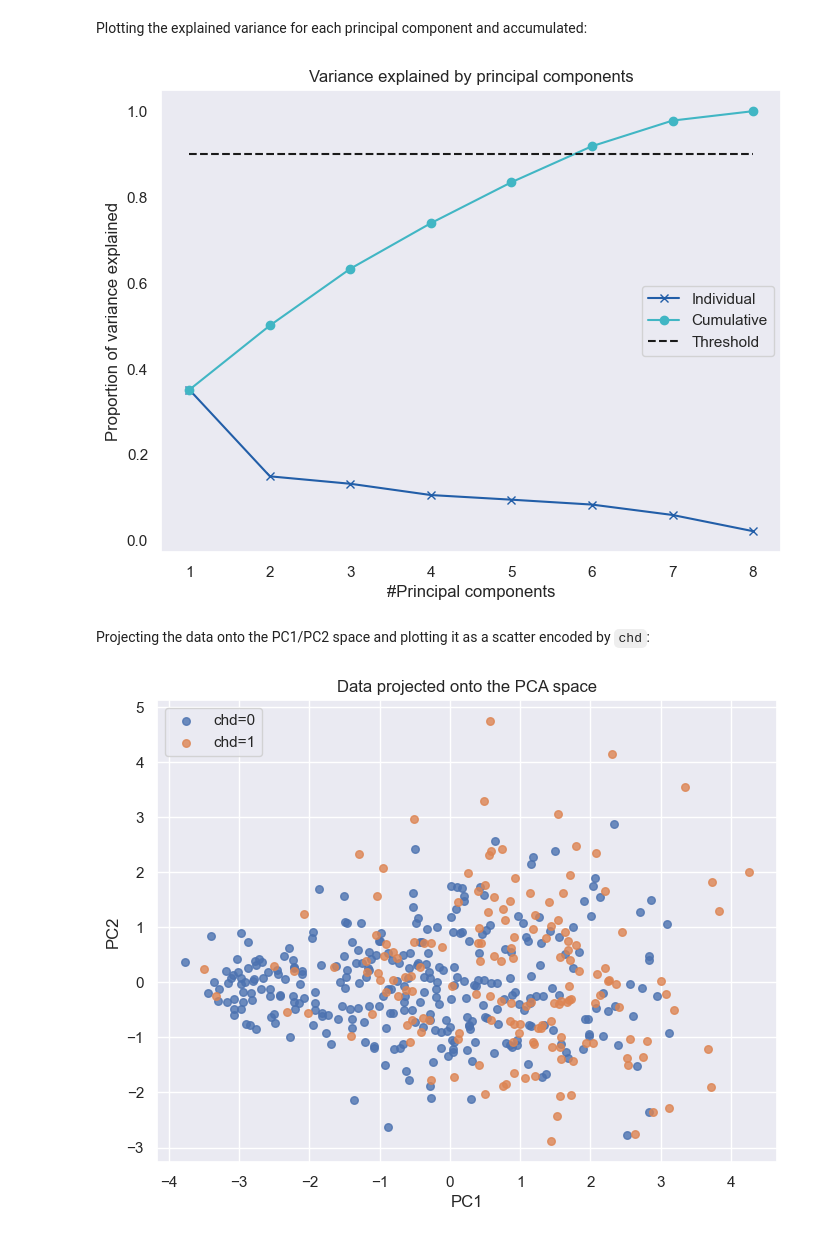
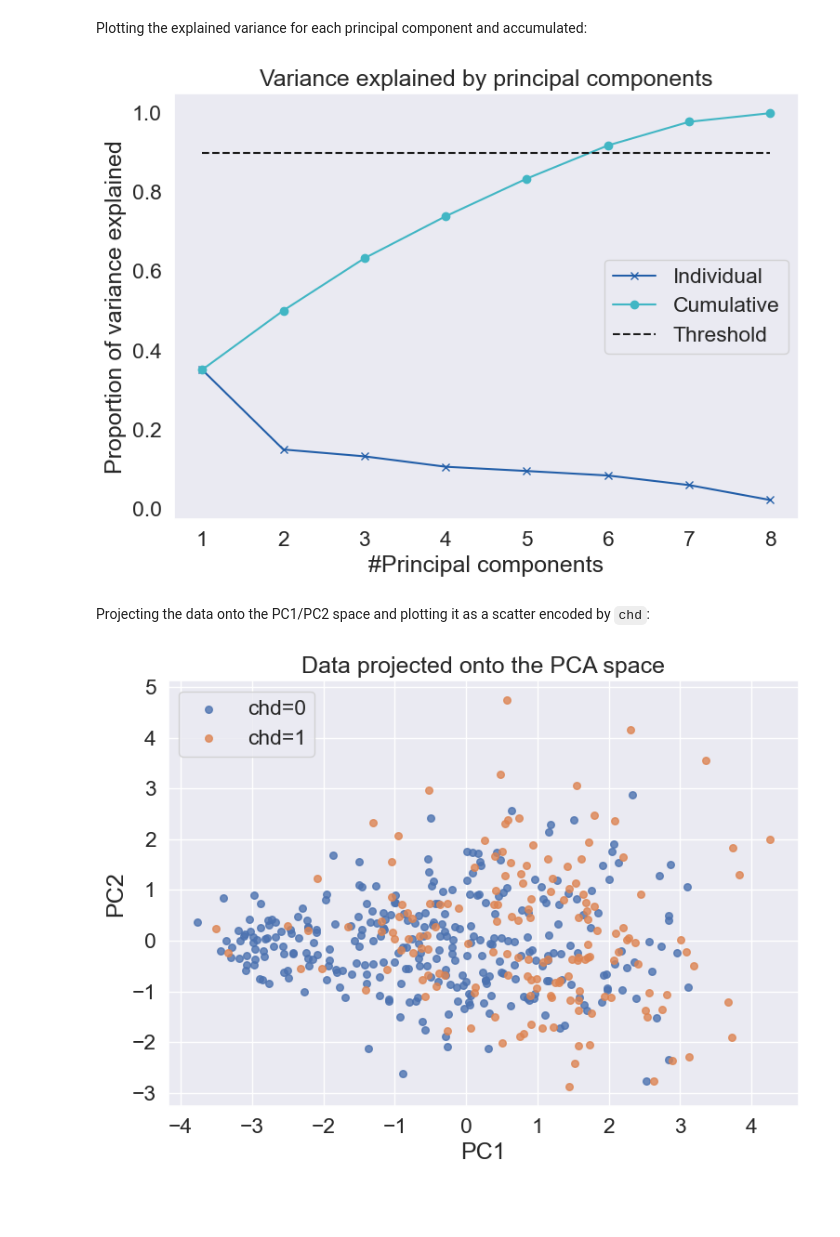
Before and after one commit to krusand/02452-ML-Project, a Jupyter notebook: pca_analysis.ipynb, the cells around one changed output. Saved outputs shown, nothing was run; the diff lists cells and outputs as text; code cells hidden in the pictures; blank space fills up the shorter version.

Commit message:
style: increased font size and added tight_layout

```diff
--- a/pca_analysis.ipynb
+++ b/pca_analysis.ipynb
@@ -15,7 +15,7 @@ from sklearn.decomposition import PCA
 
 # Plotting style
 sns.set_style('darkgrid')
-sns.set_theme(font_scale=1.)
+sns.set_theme(font_scale=1.5)
 # %% [markdown]
 Loading the heart disease dataset and selecting only the continuous variables:
 # %%
@@ -84,26 +82,27 @@ Plotting the explained variance for each principal component and accumulated:
 # %%
 rho = pca.explained_variance_ratio_
 threshold = 0.9
 
 fig = plt.figure(figsize=(8, 6))
 
 # individual proportion of variance explained
 plt.plot(range(1, len(rho) + 1), rho, "x-", color="#225ea8")
 
 # accumulated proportion of variance explained
 plt.plot(range(1, len(rho) + 1), np.cumsum(rho), "o-", color="#41b6c4")
 
 # threshold
 plt.plot([1, len(rho)], [threshold, threshold], "k--")
 
 plt.title("Variance explained by principal components")
 plt.xlabel("#Principal components")
 plt.ylabel("Proportion of variance explained")
 plt.legend(["Individual", "Cumulative", "Threshold"])
 plt.grid()
+plt.tight_layout()
 plt.show()
 # %% [output]
-[figure, old version]
+[figure, new version]
 # %% [markdown]
 Projecting the data onto the PC1/PC2 space and plotting it as a scatter encoded by `chd`:
 # %%
@@ -121,6 +120,7 @@ for chd_val in unique_classes:
 plt.xlabel(f"PC{PC_idxs[0] + 1}")
 plt.ylabel(f"PC{PC_idxs[1] + 1}")
 plt.legend(loc="upper left")
+plt.tight_layout()
 plt.show()
 # %% [output]
-[figure, old version]
+[figure, new version]
```
Also changed, not shown: parts of 2 cells of this notebook.
